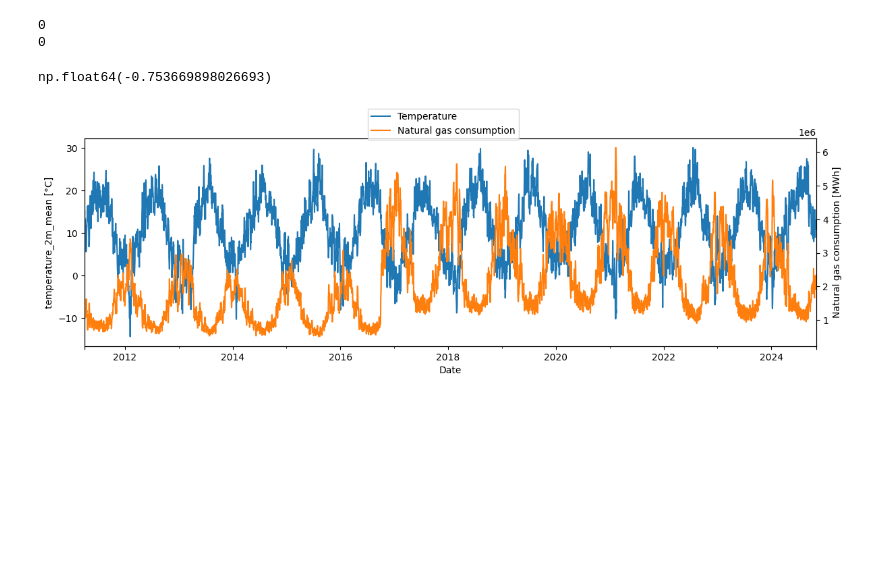
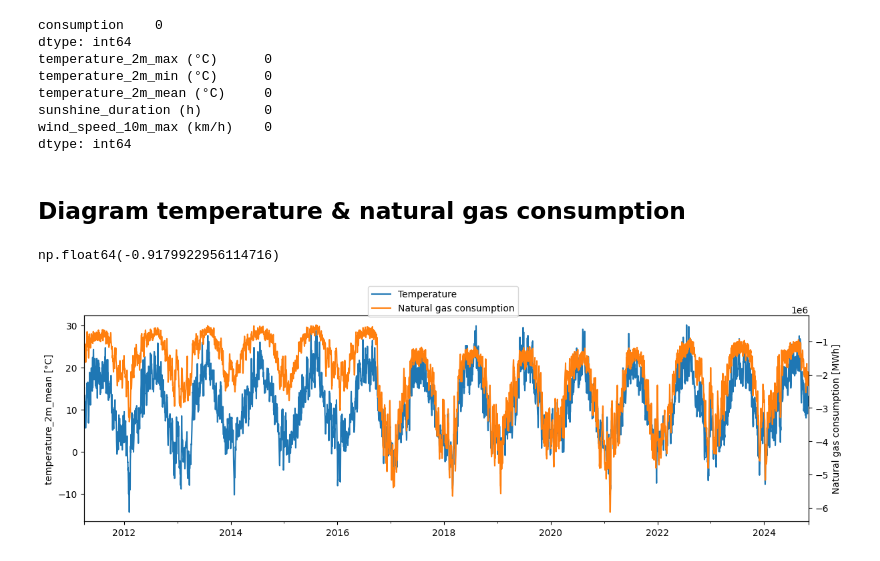
Before and after one commit to NeoSummit/Gas_consumption, a Jupyter notebook: code.ipynb, the cells around one changed output. Drawn from its saved outputs; the diff is of its cells as text; code cells hidden in the pictures; blank space fills up the shorter version.

```diff
--- a/code.ipynb
+++ b/code.ipynb
@@ -83,39 +11,62 @@ Index(['temperature_2m_max (°C)', 'temperature_2m_min (°C)',
+# %%
+ncg_consumption, gaspool_consumption, the_consumption = read_consumption()
+consumption_data = pd.concat([ncg_consumption.add(gaspool_consumption, fill_value=0), the_consumption])
+consumption_data = pd.DataFrame(consumption_data, columns=["consumption"])
+
+temperature = read_weather()
+
+consumption_data_clean = consumption_data.dropna()
+temperature_clean = temperature.dropna()
+
+common_index = consumption_data_clean.index.intersection(temperature_clean.index)
+
+consumption_data = consumption_data_clean.loc[common_index]
+consumption_data = pd.DataFrame(consumption_data)
+temperature = temperature_clean.loc[common_index]
 # %%
 # compter les na dans les series
 print(consumption_data.isna().sum())
-print(temp_2m_max.isna().sum())
+print(temperature.isna().sum())
 # %% [output]
-0
-0
+consumption    0
+dtype: int64
+temperature_2m_max (°C)      0
+temperature_2m_min (°C)      0
+temperature_2m_mean (°C)     0
+sunshine_duration (h)        0
+wind_speed_10m_max (km/h)    0
+dtype: int64
-# %%
-consumption_data.corr(temp_2m_max)
-# %% [output]
-np.float64(-0.753669898026693)
+# %% [markdown]
+## Diagram temperature & natural gas consumption
+# %%
+consumption_data["consumption"].loc["2018/01/01":].corr(temperature["temperature_2m_mean (°C)"].loc["2018/01/01":])
+# %% [output]
+np.float64(-0.9179922956114716)
 # %%
 import os
 
 fig, ax1 = plt.subplots(figsize=(14, 4))
 ax2 = ax1.twinx()
 
 # For both, only show data in 2021 and 2022
-temperature["temperature_2m_mean (°C)"].loc[start_date:end_date].plot(ax=ax1, color="tab:blue")
-consumption_data.plot(ax=ax2, color="tab:orange")
+temperature["temperature_2m_mean (°C)"].plot(ax=ax1, color="tab:blue")
+(consumption_data["consumption"] * -1).plot(ax=ax2, color="tab:orange") # Invert the consumption axis
 
 # Labels and legend
 ax1.set_ylabel("temperature_2m_mean [°C]")
 ax2.set_ylabel("Natural gas consumption [MWh]")
 
 # Legend for both plots in one
 fig.legend(
     labels=["Temperature", "Natural gas consumption"],
 
     loc="upper center",
 )
 
 # Create directory if it does not exist
 os.makedirs("diagrams", exist_ok=True)
 
 # Save plot
 fig.savefig("diagrams/data_analysis_003_001.svg", format="svg", bbox_inches="tight")
 # %% [output]
-[figure, old version]
+[figure, new version]
```
Also changed, not shown: parts of 19 cells of this notebook, 3 other files.
